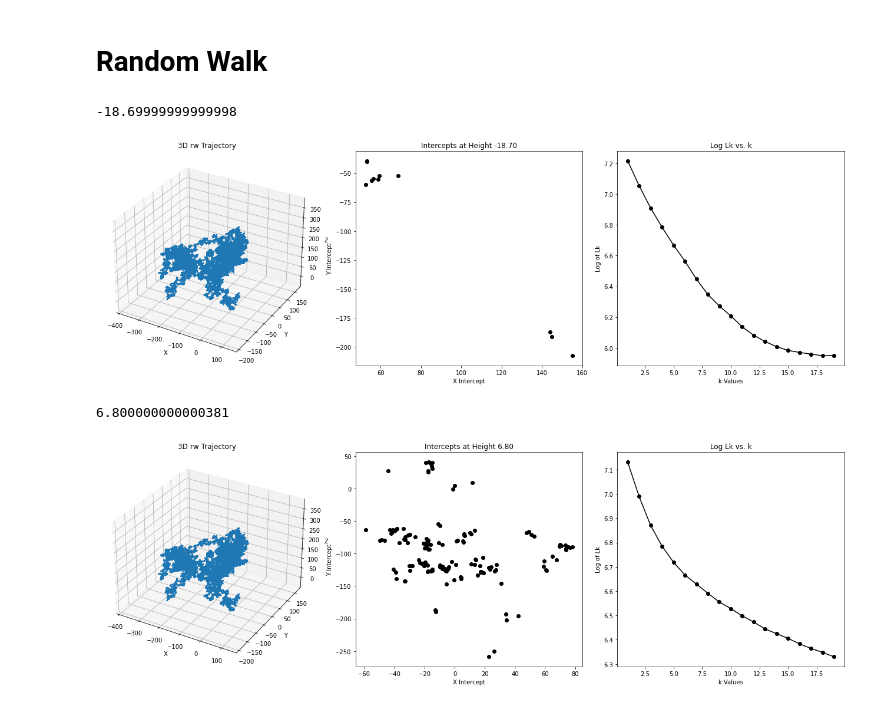
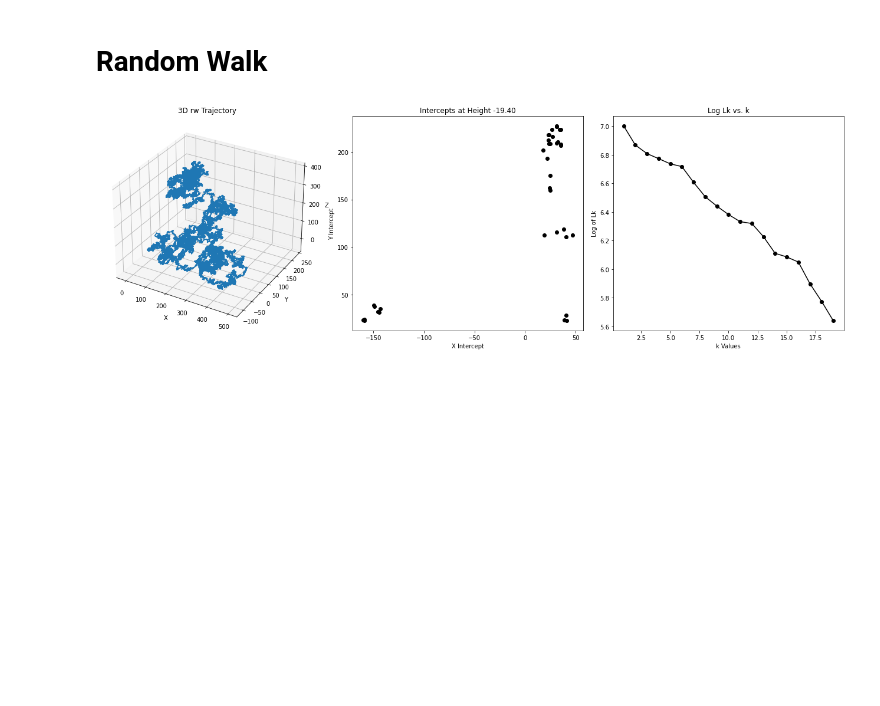
Before and after one commit to Frank0024/Projet_final_chaos, a Jupyter notebook: P&H_method copy.ipynb, the cells around one changed output. Saved outputs shown, nothing was run; the diff lists cells and outputs as text; code cells hidden in the pictures; blank space fills up the shorter version.

```diff
--- a/P&H_method copy.ipynb
+++ b/P&H_method copy.ipynb
@@ -162,7 +161,7 @@ def average_difference(points):
     return average_diff
 
 
-def optimise_plane_lk(x, y, z, height_start=5, height_stop=25, step=1, max_diff=True):
+def optimise_plan_lk(x, y, z, height_start=5, height_stop=25, step=1, max_diff=True):
     """
     Optimise the plane height to find the height that maximizes the average difference
     in the logarithm of the trajectory lengths calculated by the Lk method.
@@ -638,45 +610,33 @@ def plot_random_walk_analysis(x_rw, y_rw, z_rw, x_intercept_rw, y_intercept_rw,
     ax1.set_zlabel('Z')
     ax1.set_title('3D rw Trajectory')
 
     # Add the second subplot for the intercepts
     ax2 = fig.add_subplot(132)
     ax2.scatter(x_intercept_rw, y_intercept_rw, color='black')
     ax2.set_xlabel('X Intercept')
     ax2.set_ylabel('Y Intercept')
     ax2.set_title(f'Intercepts at Height {best_h_rw:.2f}')
 
     # Add the third subplot for the Lk method results
     ax3 = fig.add_subplot(133)
     ax3.plot(K_rw, lk_of_k_rw, marker='o', linestyle='-', color='black')
     ax3.set_xlabel('k Values')
     ax3.set_ylabel('Log of Lk')
     ax3.set_title('Log Lk vs. k')
 
     # Adjust layout to prevent overlap
     plt.tight_layout()
     plt.show()
 
 # Assuming necessary functions and data are defined and available
 x_rw, y_rw, z_rw = random_walk_3d(100000)
 
-best_h_rw = optimise_plane_lk(x_rw, y_rw, z_rw, height_start=-20, height_stop=20,step=0.1)
-print(best_h_rw)
+best_h_rw = optimise_plan_lk(x_rw, y_rw, z_rw, height_start=-20, height_stop=20,step=0.1)
+
 x_intercept_rw, y_intercept_rw = determine_x_y_rw(100000, best_h_rw)
 K_rw, lk_of_k_rw = find_lk_for_k(x=x_rw, y=y_rw, z=z_rw, height=best_h_rw)
 
 # Now plot everything
 plot_random_walk_analysis(x_rw, y_rw, z_rw, x_intercept_rw, y_intercept_rw, K_rw, lk_of_k_rw, best_h_rw)
-
-
-worst_h_rw = optimise_plane_lk(x_rw, y_rw, z_rw, height_start=-20, height_stop=20,step=0.1, max_diff=False)
-print(worst_h_rw)
-x_intercept_rw_worst, y_intercept_rw_worst = determine_x_y_rw(100000, worst_h_rw)
-K_rw_worst, lk_of_k_rw_worst = find_lk_for_k(x=x_rw, y=y_rw, z=z_rw, height=worst_h_rw)
-
-# Now plot everything
-plot_random_walk_analysis(x_rw, y_rw, z_rw, x_intercept_rw_worst, y_intercept_rw_worst, K_rw_worst, lk_of_k_rw_worst, worst_h_rw)
 # %% [output]
--18.69999999999998
-[figure, old version]
+[figure, new version]
-6.800000000000381
-[figure, removed]
```
Also changed, not shown: parts of 5 cells of this notebook.
